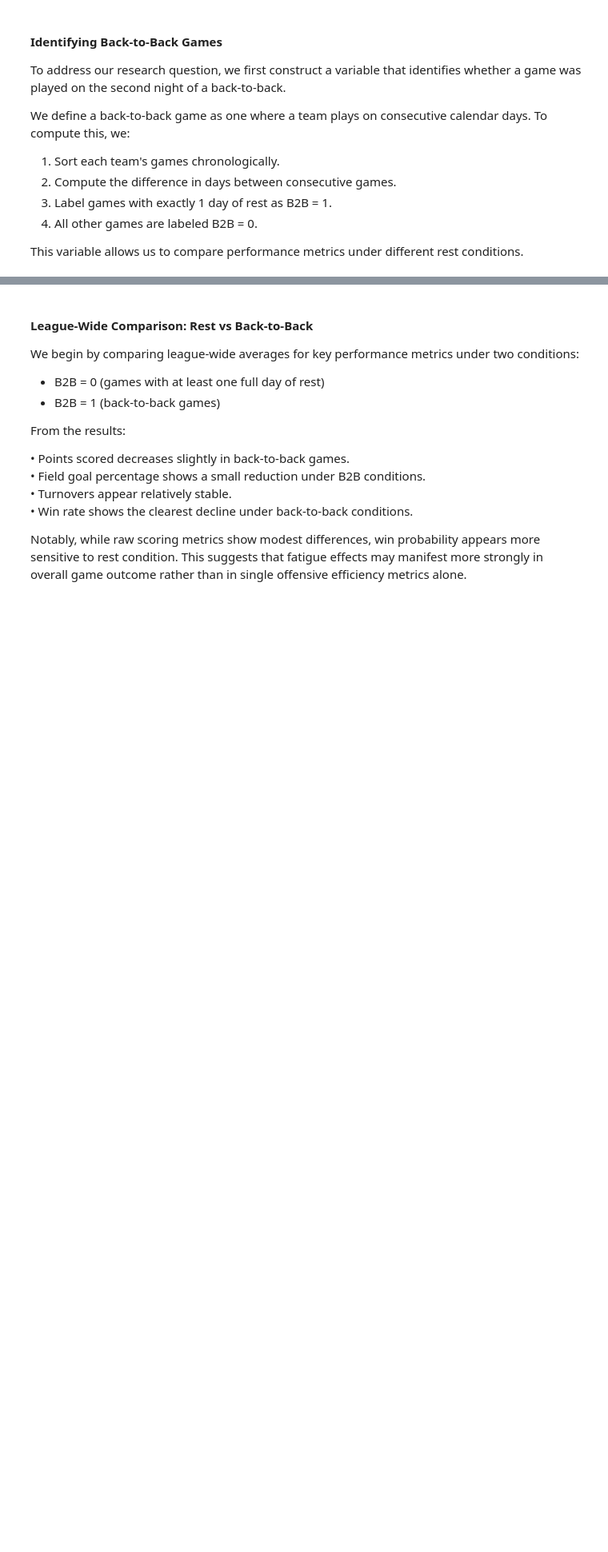
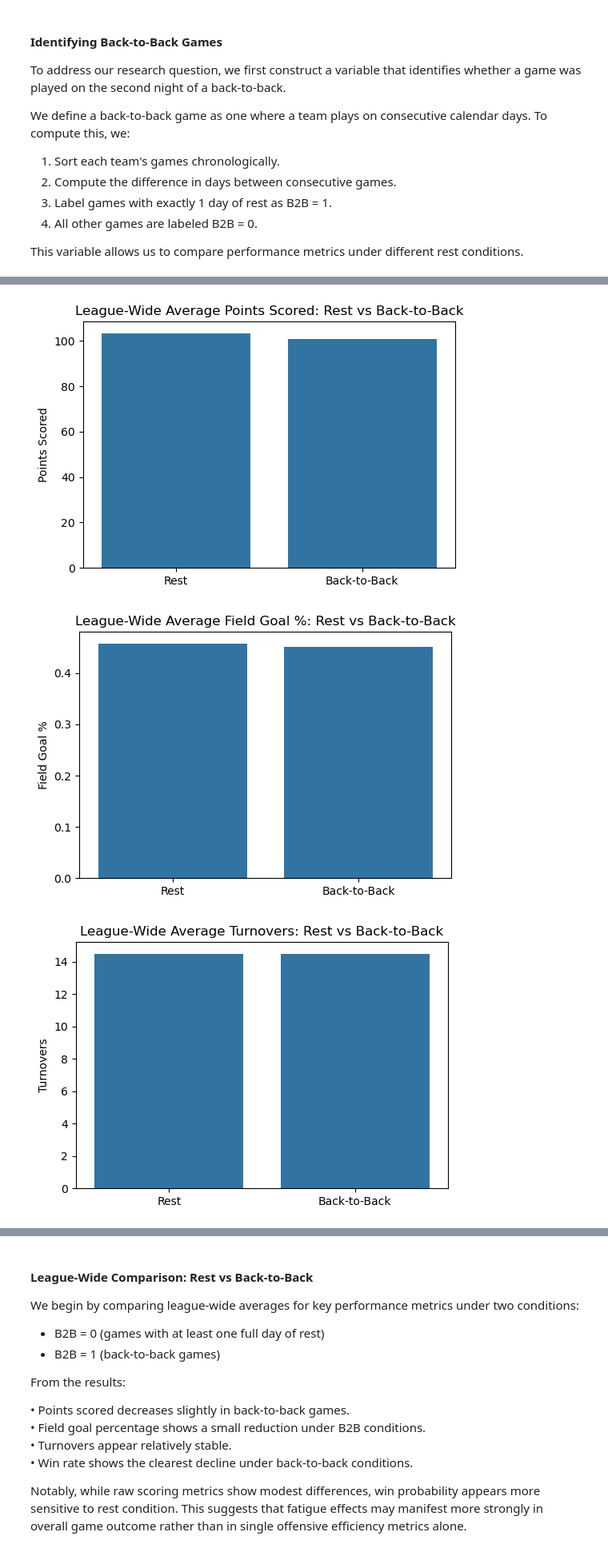
Before and after one commit to COGS108/Group052_WI26, a Jupyter notebook: 02-EDACheckpoint.ipynb, the cells around one changed output, grey strips where cells are left out. Shown at 80% size. Cells and saved outputs as stored; diff of their text form; code cells hidden in the pictures; blank space fills up the shorter version.

Commit message:
made code printable / more readable

```diff
--- a/02-EDACheckpoint.ipynb
+++ b/02-EDACheckpoint.ipynb
@@ -314,0 +482,4 @@ df['B2B'].value_counts()
+# %%
+# reorders the dataframe by the teamIds, then the game times
+df = df.sort_values(["teamId", "gameDateTimeEst"]).reset_index(drop = True)
+df.head(10)
@@ -314,0 +518,7 @@ df['B2B'].value_counts()
+# %%
+# Aggregate averages for B2B = 0 (Rest) and B2B = 1 (Back-to-Back)
+overall_metrics = (df.groupby("B2B")[["teamScore",
+                                      "fieldGoalsPercentage",
+                                      "turnovers",
+                                      "win"]].mean().reset_index())
+overall_metrics
@@ -315,27 +529,23 @@ df['B2B'].value_counts()
 # %%
-# comparing overall B2B effect
-print(df.groupby("B2B")[["teamScore", "fieldGoalsPercentage", "turnovers", "win"]].mean())
-
-# Aggregate averages for B2B = 0 (Rest) and B2B = 1 (Back-to-Back)
-overall_metrics = (df.groupby("B2B")[["teamScore", "fieldGoalsPercentage", "turnovers", "win"]].mean().reset_index())
-overall_metrics
-
-
 metrics = {
     "teamScore": "Points Scored",
     "fieldGoalsPercentage": "Field Goal %",
     "turnovers": "Turnovers",
     "win": "Win Rate"
 }
 
 for var, label in metrics.items():
     plt.figure(figsize=(6,4))
     sns.barplot(
         x=["Rest","Back-to-Back"],
         y=overall_metrics[var].values
     )
     plt.ylabel(label)
     plt.title(f"League-Wide Average {label}: Rest vs Back-to-Back")
     plt.show()
 
 # when overall only winrate looks like its affected by back to back
+# %% [output]
+[figure, added]
+[figure, added]
+[figure, added]
```
Also changed, not shown: parts of 28 cells of this notebook.
